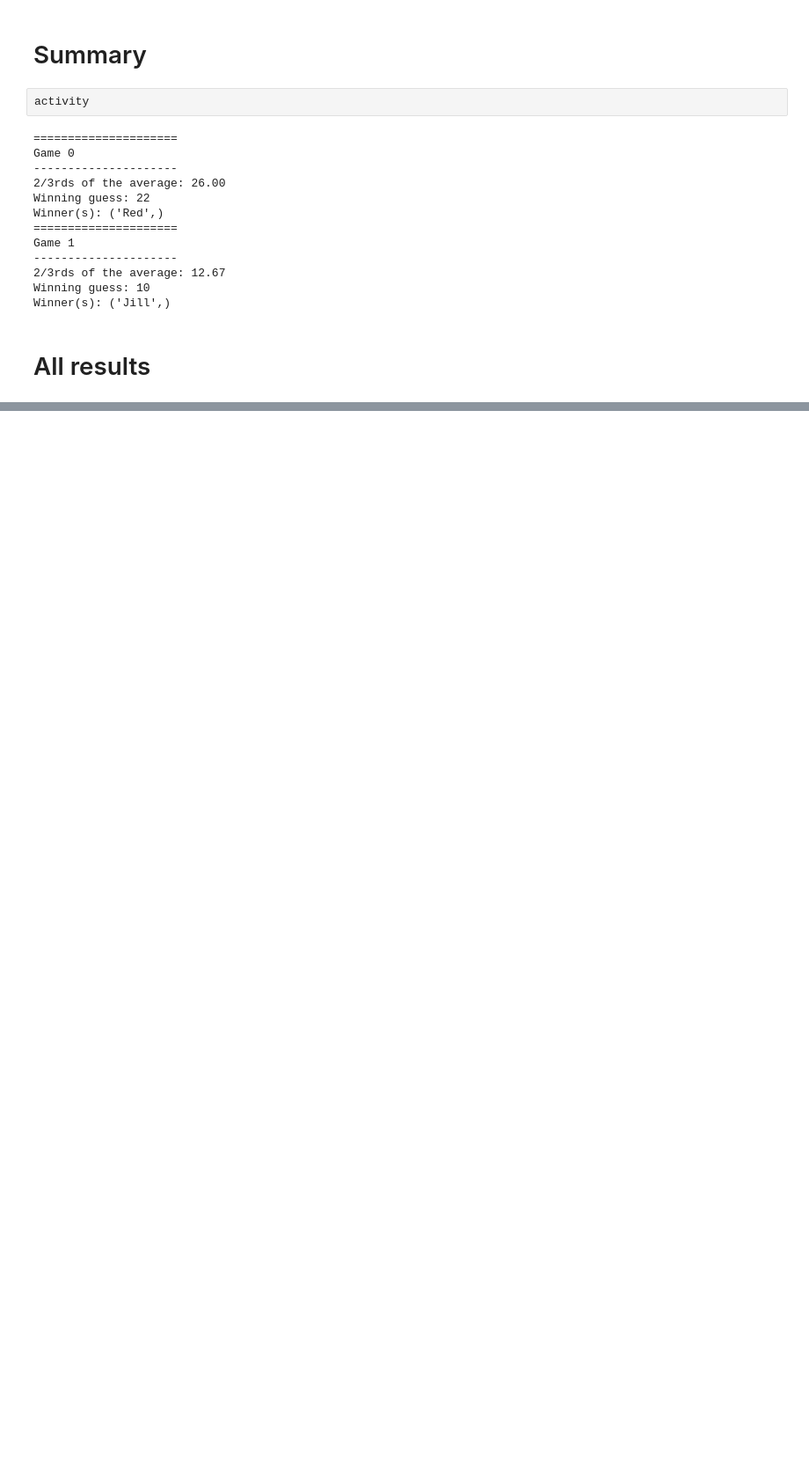
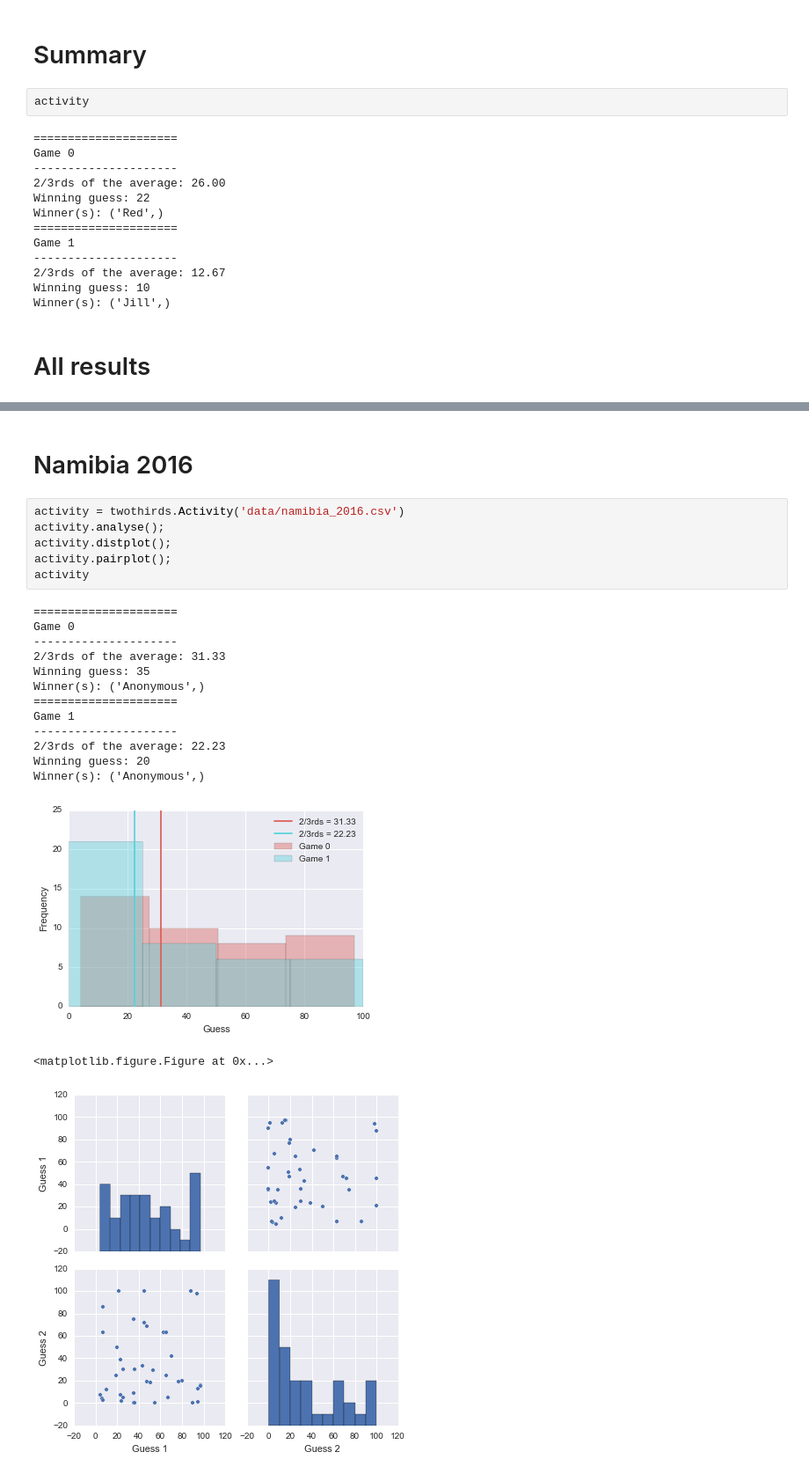
Before and after one commit to drvinceknight/TwoThirds, a Jupyter notebook: main.ipynb, the cells around one changed output, grey strips where cells are left out. Shown at 88% size. Drawn from its saved outputs; the diff is of its cells as text; blank space fills up the shorter version.

Commit message:
Adding specific data and plots for NA.

```diff
--- a/main.ipynb
+++ b/main.ipynb
@@ -85,0 +87,24 @@ Winner(s): ('Anonymous',)
+# %% [markdown]
+# Namibia 2016
+# %%
+activity = twothirds.Activity('data/namibia_2016.csv')
+activity.analyse();
+activity.distplot();
+activity.pairplot();
+activity
+# %% [output]
+=====================
+Game 0
+---------------------
+2/3rds of the average: 31.33
+Winning guess: 35
+Winner(s): ('Anonymous',)
+=====================
+Game 1
+---------------------
+2/3rds of the average: 22.23
+Winning guess: 20
+Winner(s): ('Anonymous',)
+[figure, added]
+<matplotlib.figure.Figure at 0x...>
+[figure, added]
```
Also changed, not shown: parts of 2 cells of this notebook, 1 other file.
